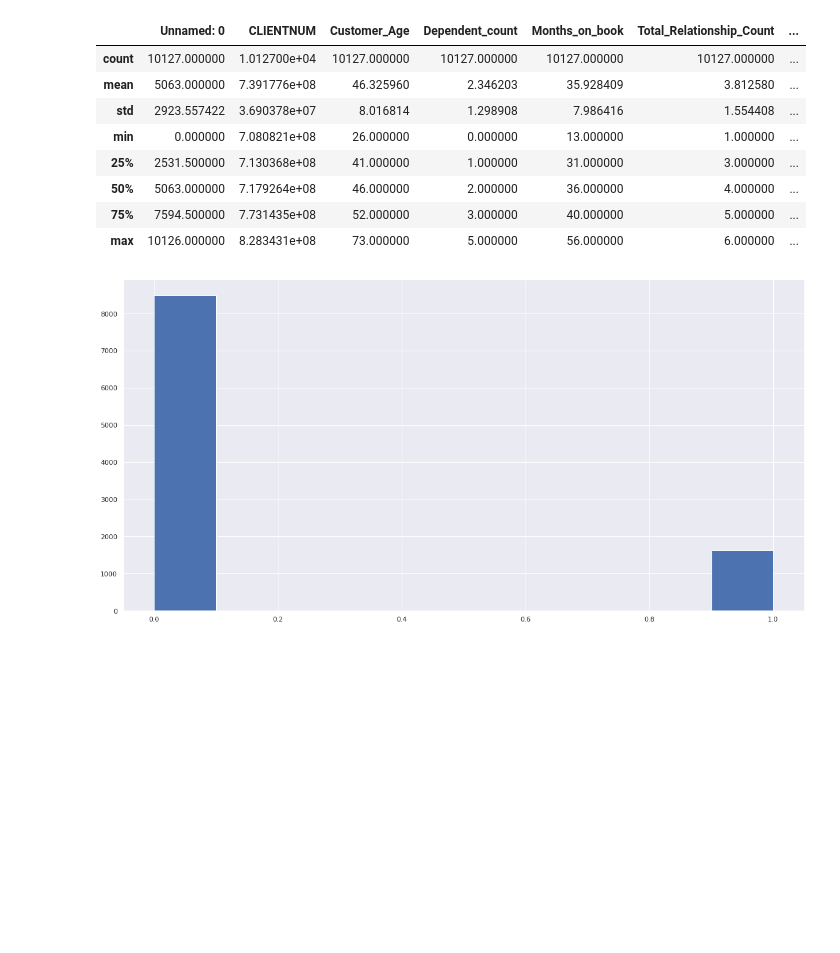
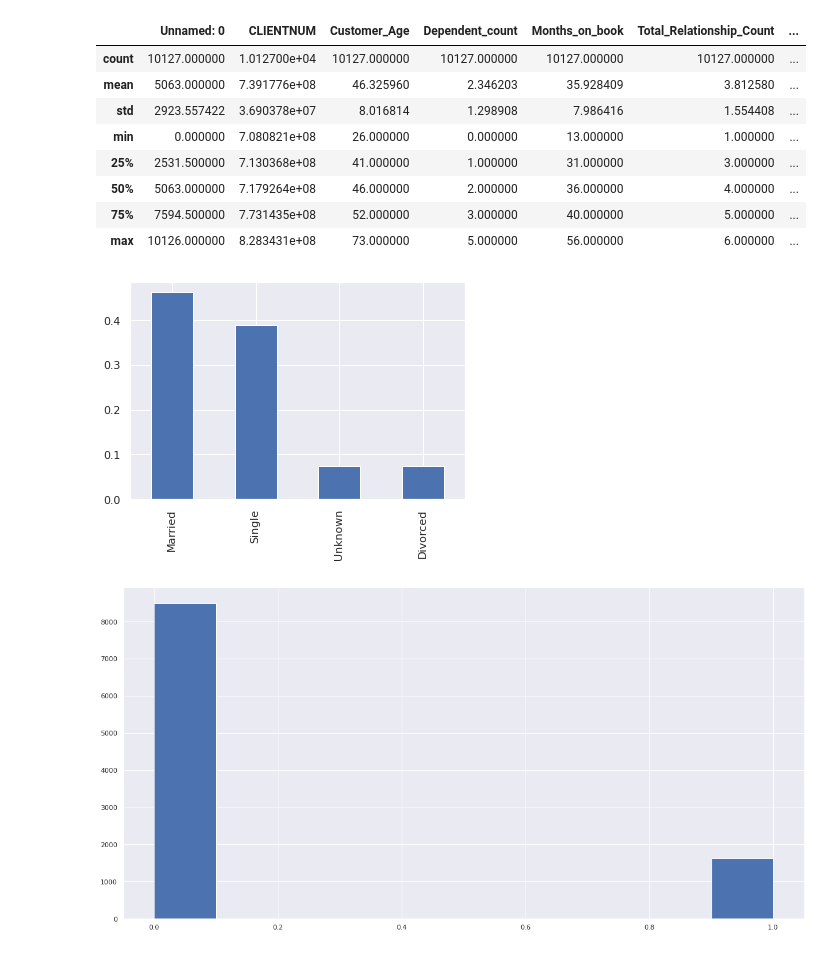
Before and after one commit to KaushalTak/churn_prediction, a Jupyter notebook: churn_notebook.ipynb, the cells around one changed output. Saved outputs shown, nothing was run; the diff lists cells and outputs as text; code cells hidden in the pictures; blank space fills up the shorter version.

```diff
--- a/churn_notebook.ipynb
+++ b/churn_notebook.ipynb
@@ -91,6 +91,12 @@ quant_columns = [
 ]
 # %%
 df['Churn'] = df['Attrition_Flag'].apply(lambda val: 0 if val == "Existing Customer" else 1)
+# %%
+fig, ax = plt.subplots()
+df.Marital_Status.value_counts('normalize').plot(kind='bar');
+fig.savefig('example.png', bbox_inches="tight")
+# %% [output]
+[figure, added]
 # %%
 plt.figure(figsize=(20,10))
 df['Churn'].hist();
```
Also changed, not shown: parts of 10 cells of this notebook, 21 other files.
